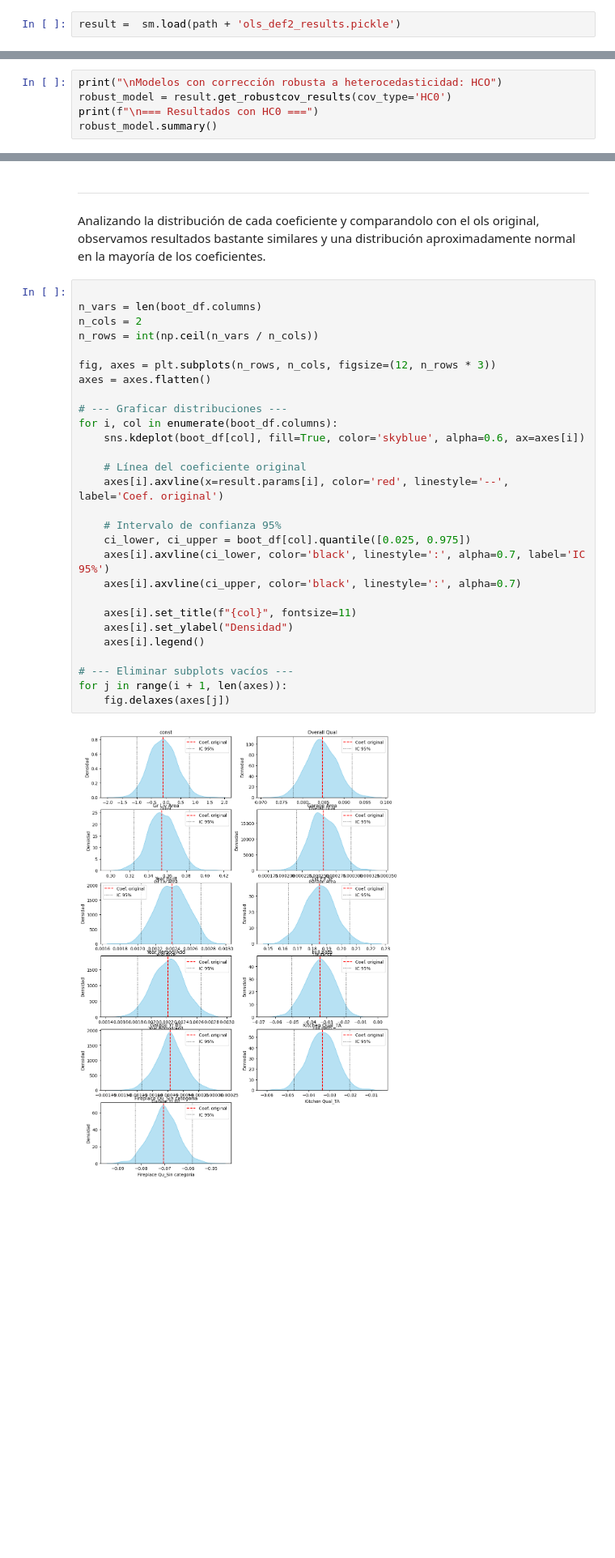
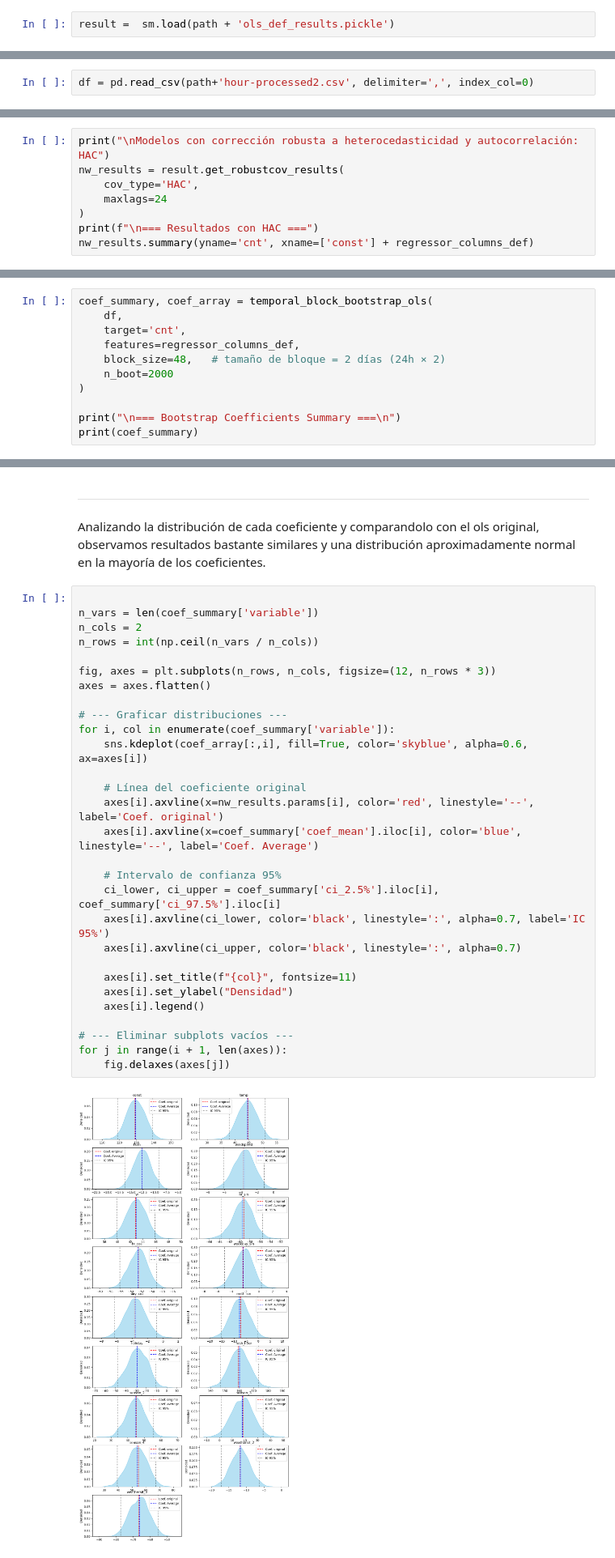
Before and after one commit to Fabian-11037/bike-sharing-regression, a Jupyter notebook: Notebooks/07-robust-methods.ipynb, the cells around one changed output, grey strips where cells are left out. Shown at 81% size. Saved outputs shown, nothing was run; the diff lists cells and outputs as text; blank space fills up the shorter version.

```diff
--- a/Notebooks/07-robust-methods.ipynb
+++ b/Notebooks/07-robust-methods.ipynb
@@ -23,3 +23,3 @@ Y = np.load(path + 'Y_def2.dat', allow_pickle= True)
 # %%
-result =  sm.load(path + 'ols_def2_results.pickle')
+result =  sm.load(path + 'ols_def_results.pickle')
 # %%
@@ -27,2 +27,4 @@ with open("../Data/regressor_columns_def2.pickle", "rb") as fp:   #Pickling
 ...   regressor_columns_def = pickle.load(fp)
+# %%
+df = pd.read_csv(path+'hour-processed2.csv', delimiter=',', index_col=0)
 # %% [markdown]
@@ -64,8 +67,11 @@ Donde:
 ---
 En base a lo anterior, calculamos nuestros modelos robustos, sabiendo que los coeficientes no cambiaran, la afectación principal será al error estandar.
 # %%
-print("\nModelos con corrección robusta a heterocedasticidad: HCO")
-robust_model = result.get_robustcov_results(cov_type='HC0')
-print(f"\n=== Resultados con HC0 ===")
-robust_model.summary()
+print("\nModelos con corrección robusta a heterocedasticidad y autocorrelación: HAC")
+nw_results = result.get_robustcov_results(
+    cov_type='HAC',
+    maxlags=24
+)
+print(f"\n=== Resultados con HAC ===")
+nw_results.summary(yname='cnt', xname=['const'] + regressor_columns_def)
 # %% [output]
@@ -536,0 +355,11 @@ Fireplace Qu_Sin categoria -0.070356        0.006199 -0.082440 -0.058049
+# %%
+coef_summary, coef_array = temporal_block_bootstrap_ols(
+    df,
+    target='cnt',
+    features=regressor_columns_def,
+    block_size=48,   # tamaño de bloque = 2 días (24h × 2)
+    n_boot=2000
+)
+
+print("\n=== Bootstrap Coefficients Summary ===\n")
+print(coef_summary)
@@ -539,34 +389,35 @@ Fireplace Qu_Sin categoria -0.070356        0.006199 -0.082440 -0.058049
 Analizando la distribución de cada coeficiente y comparandolo con el ols original, observamos resultados bastante similares y una distribución aproximadamente normal en la mayoría de los coeficientes.
 # %%
 
-n_vars = len(boot_df.columns)
+n_vars = len(coef_summary['variable'])
 n_cols = 2
 n_rows = int(np.ceil(n_vars / n_cols))
 
 fig, axes = plt.subplots(n_rows, n_cols, figsize=(12, n_rows * 3))
 axes = axes.flatten()
 
 # --- Graficar distribuciones ---
-for i, col in enumerate(boot_df.columns):
-    sns.kdeplot(boot_df[col], fill=True, color='skyblue', alpha=0.6, ax=axes[i])
+for i, col in enumerate(coef_summary['variable']):
+    sns.kdeplot(coef_array[:,i], fill=True, color='skyblue', alpha=0.6, ax=axes[i])
 
     # Línea del coeficiente original
-    axes[i].axvline(x=result.params[i], color='red', linestyle='--', label='Coef. original')
+    axes[i].axvline(x=nw_results.params[i], color='red', linestyle='--', label='Coef. original')
+    axes[i].axvline(x=coef_summary['coef_mean'].iloc[i], color='blue', linestyle='--', label='Coef. Average')
 
     # Intervalo de confianza 95%
-    ci_lower, ci_upper = boot_df[col].quantile([0.025, 0.975])
+    ci_lower, ci_upper = coef_summary['ci_2.5%'].iloc[i], coef_summary['ci_97.5%'].iloc[i]
     axes[i].axvline(ci_lower, color='black', linestyle=':', alpha=0.7, label='IC 95%')
     axes[i].axvline(ci_upper, color='black', linestyle=':', alpha=0.7)
 
     axes[i].set_title(f"{col}", fontsize=11)
     axes[i].set_ylabel("Densidad")
     axes[i].legend()
 
 # --- Eliminar subplots vacíos ---
 for j in range(i + 1, len(axes)):
     fig.delaxes(axes[j])
 # %% [output]
-[figure, old version]
+[figure, new version]
 # %% [markdown]
 ## 7.4 Tabla Comparativa
 # %% [markdown]
```
Also changed, not shown: parts of 37 cells of this notebook, 5 other files.
